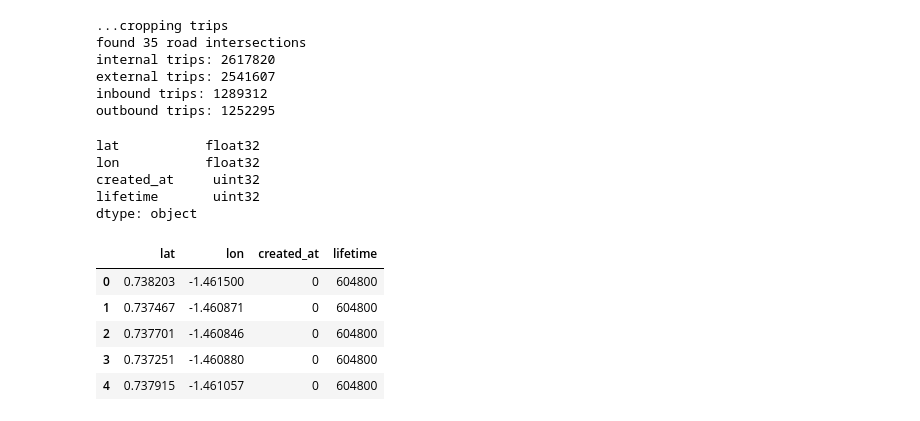
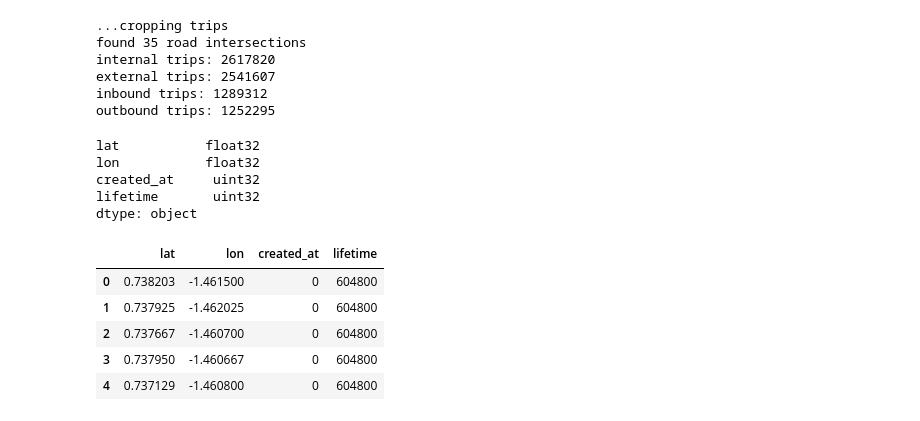
Before and after one commit to BhavyeMathur/av-sim, a Jupyter notebook: semcog-inputs.ipynb, the cells around one changed output. Cells and saved outputs as stored; diff of their text form; code cells hidden in the pictures.

```diff
--- a/semcog-inputs.ipynb
+++ b/semcog-inputs.ipynb
@@ -150,7 +128,7 @@ gdf.head()
 | 4 | None | 26163594100 | 3 | 163 | None | 26 | None | 594100 | None | ... |
 5 rows × 27 columns
 # %%
-REGION = "washtenaw"
+REGION = "ann-arbor"
 
 if REGION == "se-michigan":
     trips = raw_trips.copy()
@@ -168,6 +155,13 @@ trips.head()
 preprocess_requests(trips)
 print(f"Saving {REGION}: {len(trips)} weekly trips")
 
+# save cos(mean_latitude) for faster
+# equirectangular distance calculation
+mean_lat = float((trips["pick_lat"].mean() + trips["drop_lat"].mean()) / 2)
+cos_mean_lat = float(np.cos(mean_lat))
+with open(f"data/requests/{REGION}.meta", "wb") as f:
+    pickle.dump({"mean_lat": mean_lat, "cos_ref_lat": cos_mean_lat}, f)
+
 trips.to_parquet(f"data/requests/{REGION}.parquet")
 print(trips.dtypes)
 trips.head()
@@ -210,30 +204,32 @@ outbound trips: 1252295
 # %%
 REGION = "ann-arbor"
 
 polygon = REGION_POLYGONS[REGION]
-fleets = {"ann-arbor": (7500, 9000, 10000, 10500, 11000, 11500, 12000, 12500, 13000, 13500, 14000, 14500, 15000),
-          "washtenaw": (25000, 30000, 35000, 40000, 45000, 50000, 55000, 60000),
-          "detroit": (40000, 45000, 50000, 55000, 60000, 65000, 70000, 75000)}[REGION]
+fleets = {
+    "ann-arbor": (7500, 9000, 10000, 10500, 11000, 11500, 12000, 12500, 13000, 13500, 14000, 14500, 15000, 20000, 25000,
+                  30000, 35000, 40000, 50000, 60000),
+    "washtenaw": (25000, 30000, 35000, 40000, 45000, 50000, 55000, 60000),
+    "detroit": (40000, 45000, 50000, 55000, 60000, 65000, 70000, 75000)}[REGION]
 
 for n_riders in fleets:
     riders = sample_points_in_polygon(polygon, n_riders, radians=True, seed=0)
     riders["created_at"] = np.uint32(0)
     riders["lifetime"] = np.uint32(24 * 7 * 3600)
     preprocess_riders(riders)
 
     riders.to_parquet(f"data/riders/{REGION}-{n_riders}.parquet")
 
 print(riders.dtypes)
 riders.head()
 # %% [output]
 lat           float32
 lon           float32
 created_at     uint32
 lifetime       uint32
 dtype: object
 |  | lat | lon | created_at | lifetime |
 | 0 | 0.738203 | -1.461500 | 0 | 604800 |
-| 1 | 0.737467 | -1.460871 | 0 | 604800 |
-| 2 | 0.737701 | -1.460846 | 0 | 604800 |
-| 3 | 0.737251 | -1.460880 | 0 | 604800 |
-| 4 | 0.737915 | -1.461057 | 0 | 604800 |
+| 1 | 0.737925 | -1.462025 | 0 | 604800 |
+| 2 | 0.737667 | -1.460700 | 0 | 604800 |
+| 3 | 0.737950 | -1.460667 | 0 | 604800 |
+| 4 | 0.737129 | -1.460800 | 0 | 604800 |
```
Also changed, not shown: parts of 4 cells of this notebook, 24 other files.
